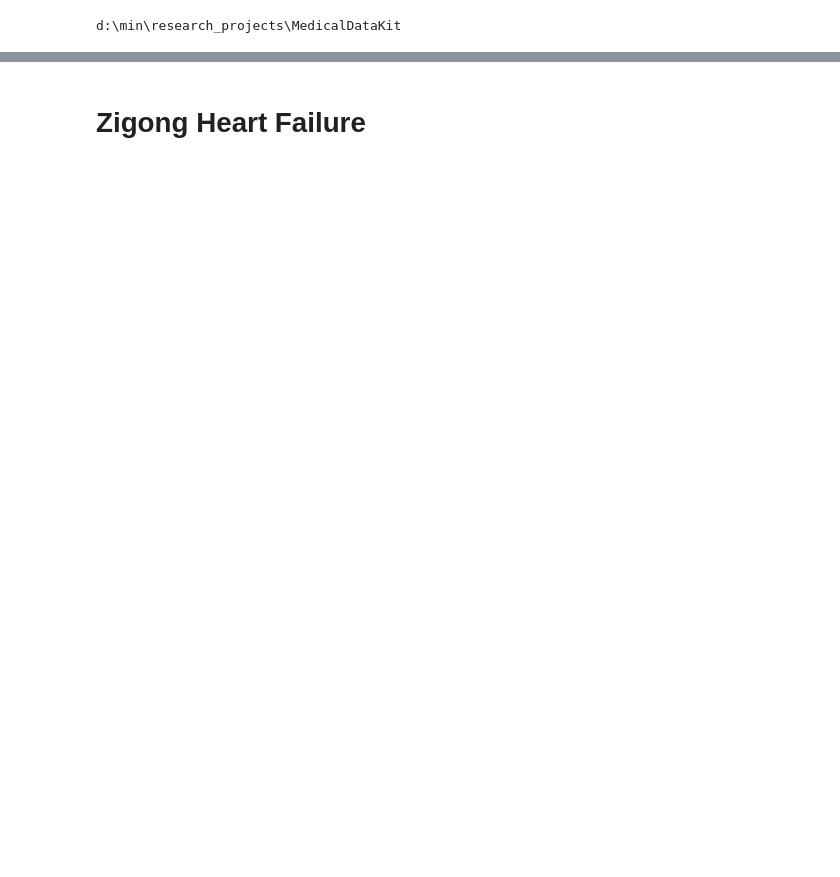
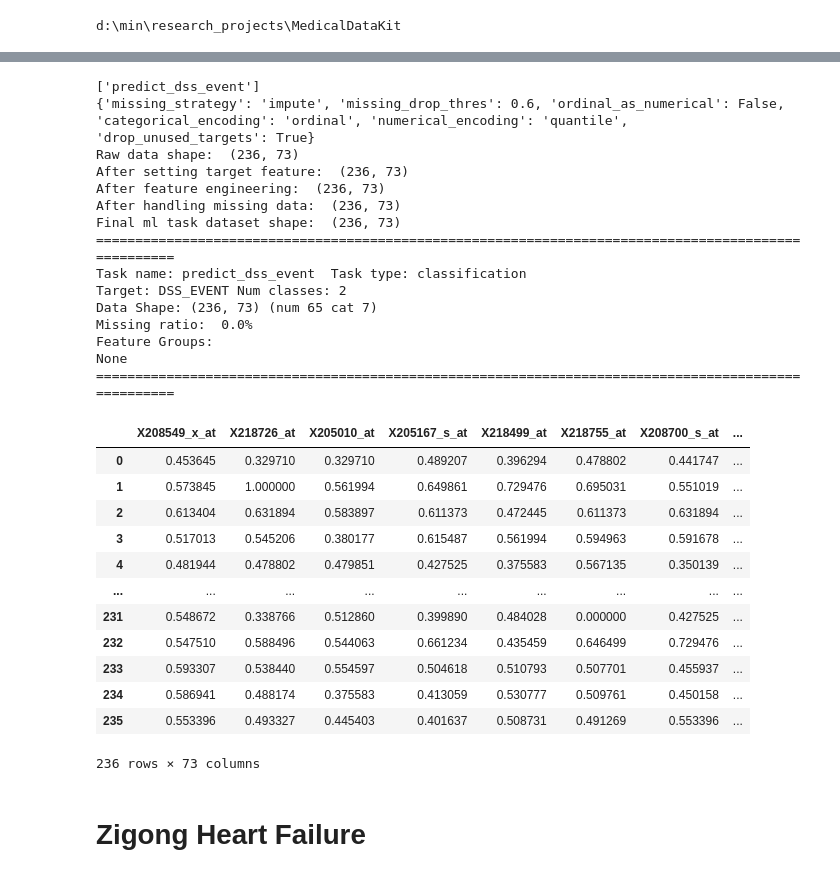
Before and after one commit to sitaomin1994/MedicalDataKit, a Jupyter notebook: notebook/data_fetch.ipynb, the cells around one changed output, grey strips where cells are left out. Drawn from its saved outputs; the diff is of its cells as text; code cells hidden in the pictures; blank space fills up the shorter version.

```diff
--- a/notebook/data_fetch.ipynb
+++ b/notebook/data_fetch.ipynb
@@ -8,0 +11,8 @@ from MedDataKit.utils import column_check
+# %%
+%load_ext autoreload
+%autoreload 2
+from MedDataKit.dataset.bioinfo_dataset import GENE3494Dataset
+
+dataset = GENE3494Dataset()
+data = dataset.load_raw_data()
+data.head()
@@ -9,3 +29,41 @@ from MedDataKit.utils import column_check
+# %%
+print(dataset.get_task_names())
+dataset.generate_ml_task_dataset(
+    task_name = 'predict_dss_event',
+    config = {'numerical_encoding': 'quantile', 'missing_strategy': 'impute'},
+    verbose = True
+)
+dataset.ml_task_dataset.show_dataset_info()
+dataset.ml_task_dataset.data
+# %% [output]
+['predict_dss_event']
+{'missing_strategy': 'impute', 'missing_drop_thres': 0.6, 'ordinal_as_numerical': False, 'categorical_encoding': 'ordinal', 'numerical_encoding': 'quantile', 'drop_unused_targets': True}
+Raw data shape:  (236, 73)
+After setting target feature:  (236, 73)
+After feature engineering:  (236, 73)
+After handling missing data:  (236, 73)
+Final ml task dataset shape:  (236, 73)
+====================================================================================================
+Task name: predict_dss_event  Task type: classification
+Target: DSS_EVENT Num classes: 2
+Data Shape: (236, 73) (num 65 cat 7)
+Missing ratio:  0.0%
+Feature Groups:
+None
+====================================================================================================
+|  | X208549_x_at | X218726_at | X205010_at | X205167_s_at | X218499_at | X218755_at | X208700_s_at | ... |
+| 0 | 0.453645 | 0.329710 | 0.329710 | 0.489207 | 0.396294 | 0.478802 | 0.441747 | ... |
+| 1 | 0.573845 | 1.000000 | 0.561994 | 0.649861 | 0.729476 | 0.695031 | 0.551019 | ... |
+| 2 | 0.613404 | 0.631894 | 0.583897 | 0.611373 | 0.472445 | 0.611373 | 0.631894 | ... |
+| 3 | 0.517013 | 0.545206 | 0.380177 | 0.615487 | 0.561994 | 0.594963 | 0.591678 | ... |
+| 4 | 0.481944 | 0.478802 | 0.479851 | 0.427525 | 0.375583 | 0.567135 | 0.350139 | ... |
+| ... | ... | ... | ... | ... | ... | ... | ... | ... |
+| 231 | 0.548672 | 0.338766 | 0.512860 | 0.399890 | 0.484028 | 0.000000 | 0.427525 | ... |
+| 232 | 0.547510 | 0.588496 | 0.544063 | 0.661234 | 0.435459 | 0.646499 | 0.729476 | ... |
+| 233 | 0.593307 | 0.538440 | 0.554597 | 0.504618 | 0.510793 | 0.507701 | 0.455937 | ... |
+| 234 | 0.586941 | 0.488174 | 0.375583 | 0.413059 | 0.530777 | 0.509761 | 0.450158 | ... |
+| 235 | 0.553396 | 0.493327 | 0.445403 | 0.401637 | 0.508731 | 0.491269 | 0.553396 | ... |
+236 rows × 73 columns
 # %% [markdown]
 # Zigong Heart Failure
 # %%
```
Also changed, not shown: parts of 63 cells of this notebook, 5 other files.
